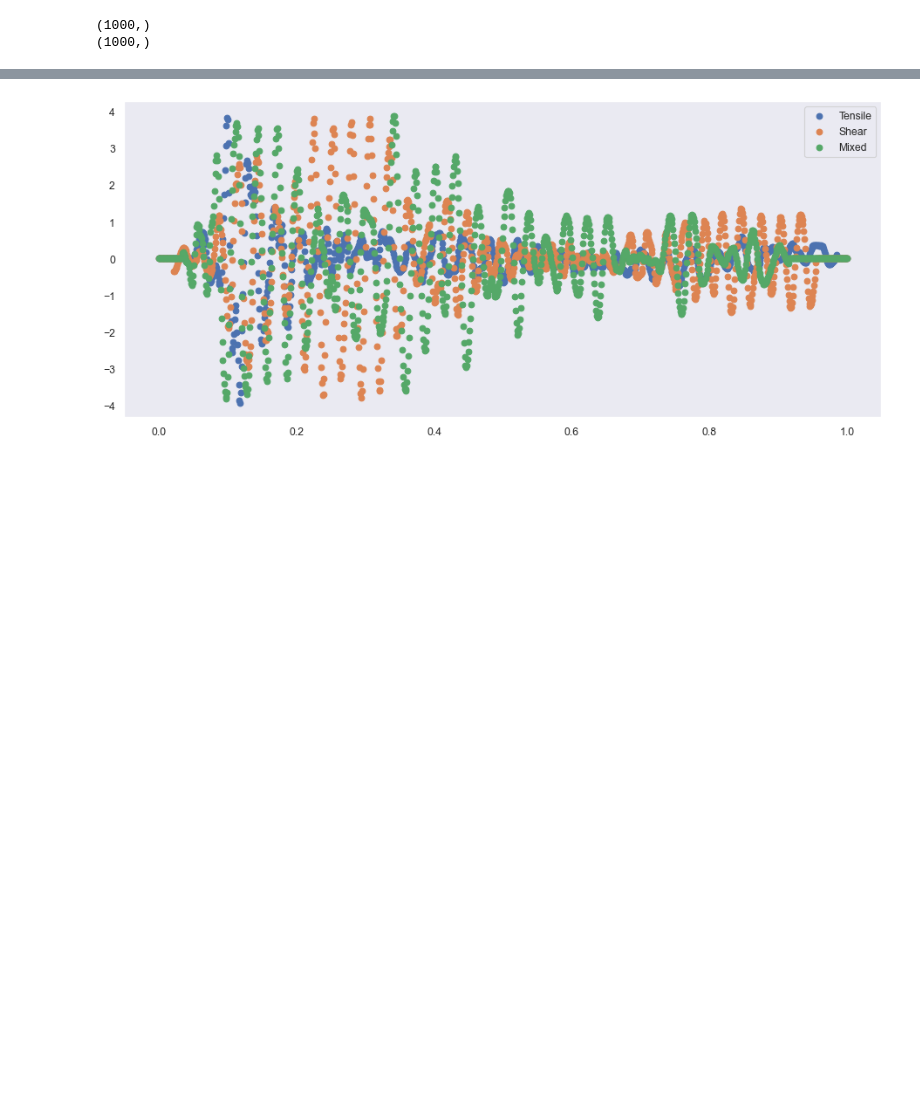
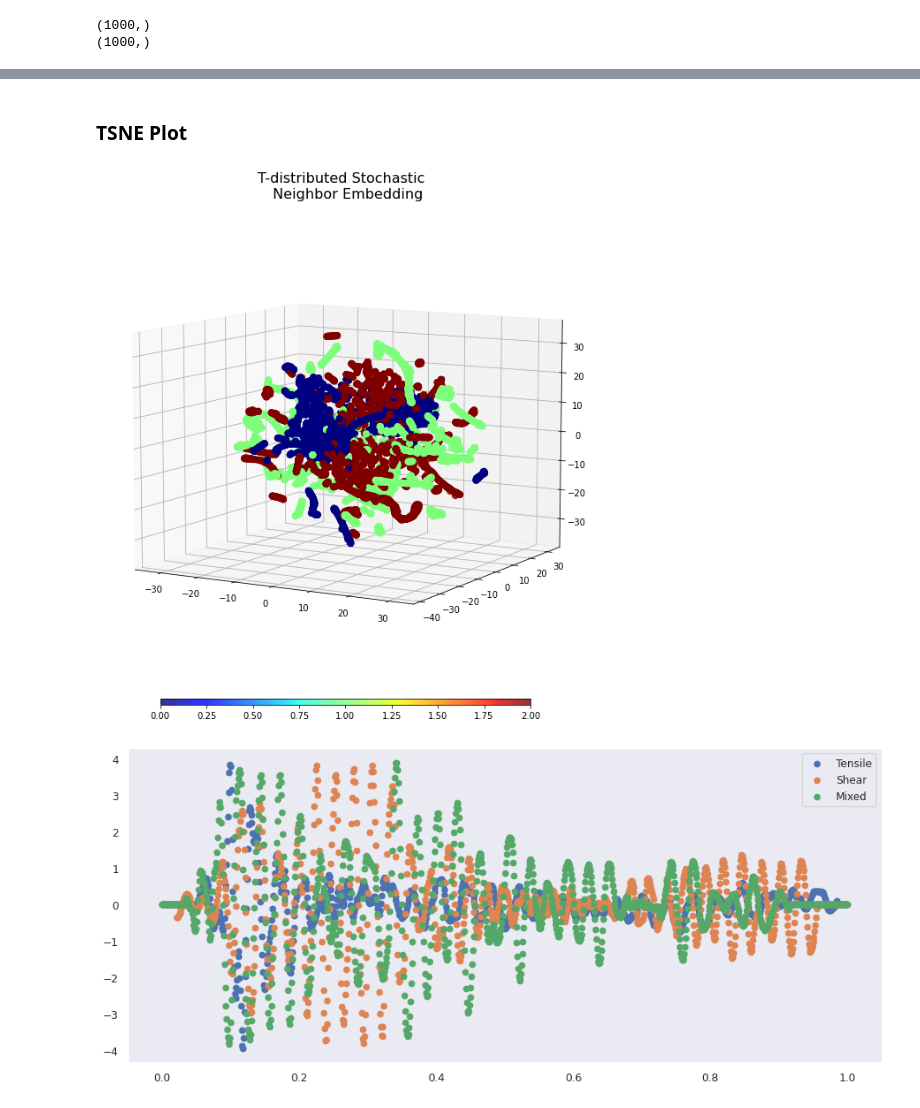
Before and after one commit to veysiadn/acustic-emission-models, a Jupyter notebook: plots.ipynb, the cells around one changed output, grey strips where cells are left out. Drawn from its saved outputs; the diff is of its cells as text; code cells hidden in the pictures; blank space fills up the shorter version.

```diff
--- a/plots.ipynb
+++ b/plots.ipynb
@@ -525,3 +574,58 @@ print(np.linspace(0, 1, 1000).shape)
+# %% [markdown]
+### TSNE Plot
+# %%
+from numpy.random import RandomState
+import matplotlib.pyplot as plt
+from matplotlib import ticker
+from matplotlib import cm
+from IPython.display import HTML
+
+
+# unused but required import for doing 3d projections with matplotlib < 3.2
+import mpl_toolkits.mplot3d  # noqa: F401
+
+from sklearn import manifold, datasets
+import numpy as np
+from sklearn.manifold import TSNE
+
+
+def plot_3d(points, points_color, title):
+    x, y, z = points.T
+
+    fig, ax = plt.subplots(
+        figsize=(10, 10),
+        facecolor="white",
+        tight_layout=True,
+        subplot_kw={"projection": "3d"},
+    )
+    fig.suptitle(title, size=16)
+    col = ax.scatter(x, y, z, c=points_color, s=50, alpha=0.8, cmap=cm.jet)
+    ax.view_init(azim=-60, elev=9)
+    # ax.xaxis.set_major_locator(ticker.MultipleLocator(1))
+    # ax.yaxis.set_major_locator(ticker.MultipleLocator(1))
+    # ax.zaxis.set_major_locator(ticker.MultipleLocator(1))
+
+    fig.colorbar(col, ax=ax, orientation="horizontal", shrink=0.6, aspect=60, pad=0.01)
+    plt.show()
+
+def plot_2d(points, points_color, title):
+    fig, ax = plt.subplots(figsize=(10, 10), facecolor="white", constrained_layout=True)
+    fig.suptitle(title, size=16)
+    add_2d_scatter(ax, points, points_color)
+    plt.show()
+def add_2d_scatter(ax, points, points_color, title=None):
+    x, y = points.T
+    ax.scatter(x, y, c=points_color, s=50, alpha=0.8, cmap=cm.viridis)
+    ax.set_title(title)
+    ax.xaxis.set_major_formatter(ticker.NullFormatter())
+    ax.yaxis.set_major_formatter(ticker.NullFormatter())
+
+X_embedded = TSNE(n_components=3, learning_rate='auto',
+                  init='random', perplexity=30).fit_transform(X)
+X_embedded.shape
+plot_3d(X_embedded, y, "T-distributed Stochastic  \n Neighbor Embedding")
+# %% [output]
+[figure, added]
 # %%
 from re import A
 import seaborn as sns
```
Also changed, not shown: parts of 16 cells of this notebook, 1 other file.
